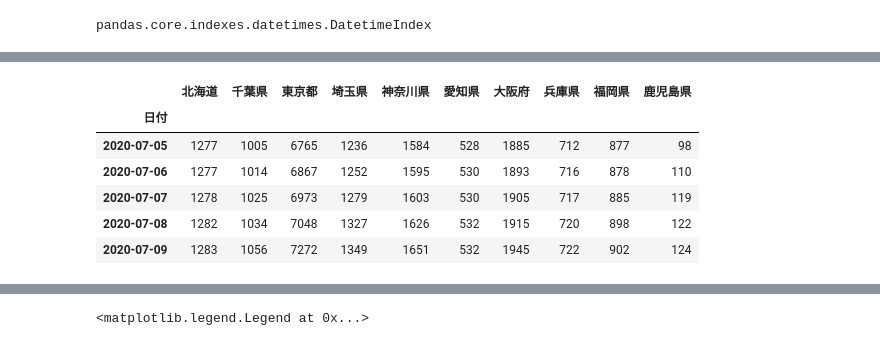
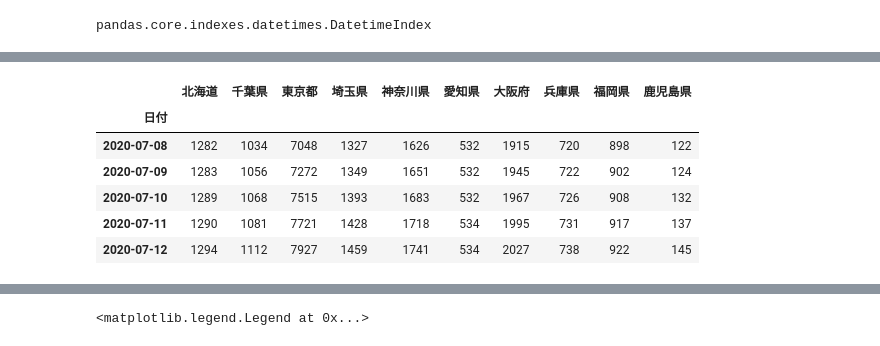
Before and after one commit to uec-datakobo2020/COVID-19_case, a Jupyter notebook: eda_case.ipynb, the cells around one changed output, grey strips where cells are left out. Saved outputs shown, nothing was run; the diff lists cells and outputs as text; code cells hidden in the pictures.

```diff
--- a/eda_case.ipynb
+++ b/eda_case.ipynb
@@ -142,7 +142,7 @@ df.dtypes
 dtype: object
 # %%
 #累積感染者数の多い都道府県ベスト10
-df_bar = df
+df_bar = df.copy()
 df_bar = df_bar.drop(['日付', '日本国内\n累計罹患者数', '日本国内\n新規罹患者数'], axis=1)
 df_bar.head()
 # %% [output]
@@ -233,26 +237,26 @@ plt.legend(prop={"family":"MS Gothic"})
 # %%
 #累計感染者数
-df_dis = df
+df_dis = df.copy()
 for i in range(df_dis.shape[0] - 1):
     df_dis['北海道'][i + 1] += df_dis['北海道'][i]
     df_dis['千葉県'][i + 1] += df_dis['千葉県'][i]
     df_dis['東京都'][i + 1] += df_dis['東京都'][i]
     df_dis['埼玉県'][i + 1] += df_dis['埼玉県'][i]
     df_dis['神奈川県'][i + 1] += df_dis['神奈川県'][i]
     df_dis['愛知県'][i + 1] += df_dis['愛知県'][i]
     df_dis['大阪府'][i + 1] += df_dis['大阪府'][i]
     df_dis['兵庫県'][i + 1] += df_dis['兵庫県'][i]
     df_dis['福岡県'][i + 1] += df_dis['福岡県'][i]
     df_dis['鹿児島県'][i + 1] += df_dis['鹿児島県'][i]
 df_dis[-5:]
 # %% [output]
 |  | 北海道 | 千葉県 | 東京都 | 埼玉県 | 神奈川県 | 愛知県 | 大阪府 | 兵庫県 | 福岡県 | 鹿児島県 |
 | 日付 |  |  |  |  |  |  |  |  |  |  |
-| 2020-07-05 | 1277 | 1005 | 6765 | 1236 | 1584 | 528 | 1885 | 712 | 877 | 98 |
-| 2020-07-06 | 1277 | 1014 | 6867 | 1252 | 1595 | 530 | 1893 | 716 | 878 | 110 |
-| 2020-07-07 | 1278 | 1025 | 6973 | 1279 | 1603 | 530 | 1905 | 717 | 885 | 119 |
 | 2020-07-08 | 1282 | 1034 | 7048 | 1327 | 1626 | 532 | 1915 | 720 | 898 | 122 |
 | 2020-07-09 | 1283 | 1056 | 7272 | 1349 | 1651 | 532 | 1945 | 722 | 902 | 124 |
+| 2020-07-10 | 1289 | 1068 | 7515 | 1393 | 1683 | 532 | 1967 | 726 | 908 | 132 |
+| 2020-07-11 | 1290 | 1081 | 7721 | 1428 | 1718 | 534 | 1995 | 731 | 917 | 137 |
+| 2020-07-12 | 1294 | 1112 | 7927 | 1459 | 1741 | 534 | 2027 | 738 | 922 | 145 |
 # %%
 sns.set_style(style='whitegrid', rc=None)
 fig = plt.figure(figsize=(20, 20))
```
Also changed, not shown: parts of 8 cells of this notebook.
